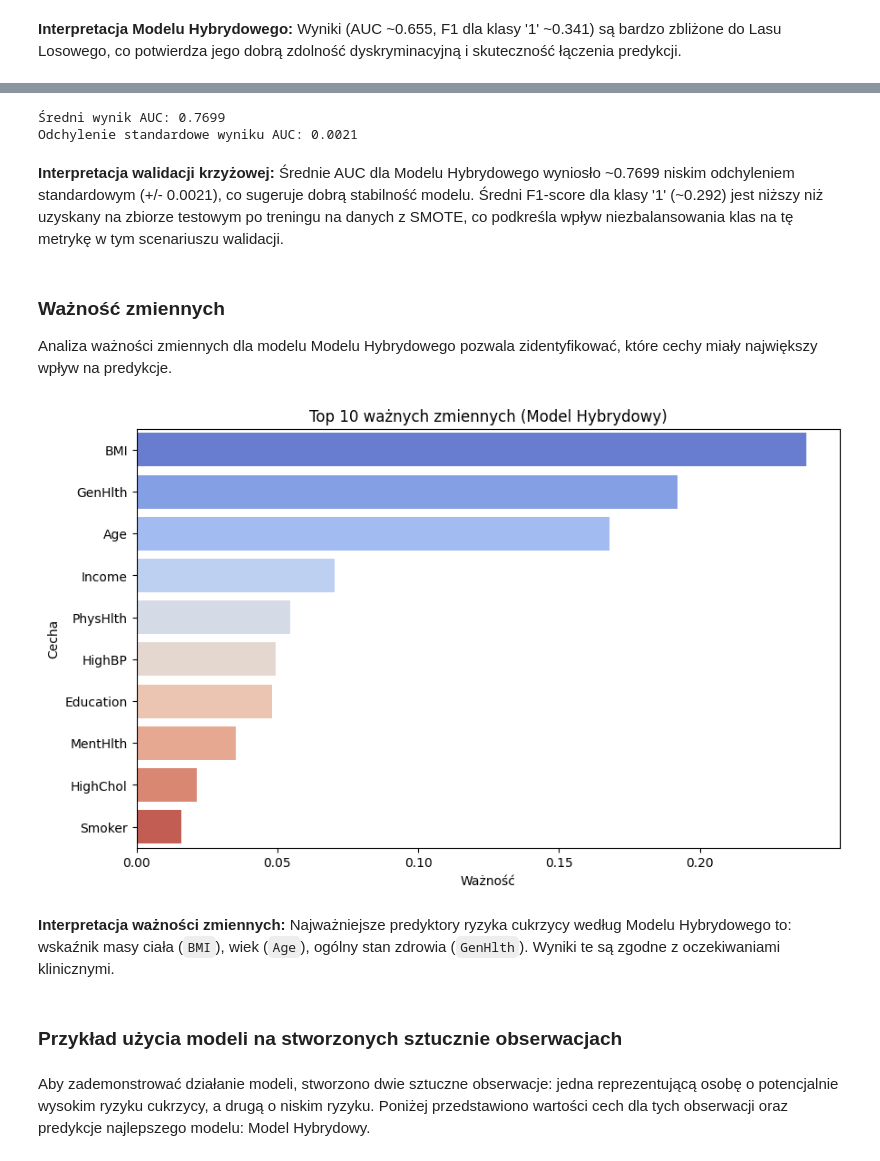
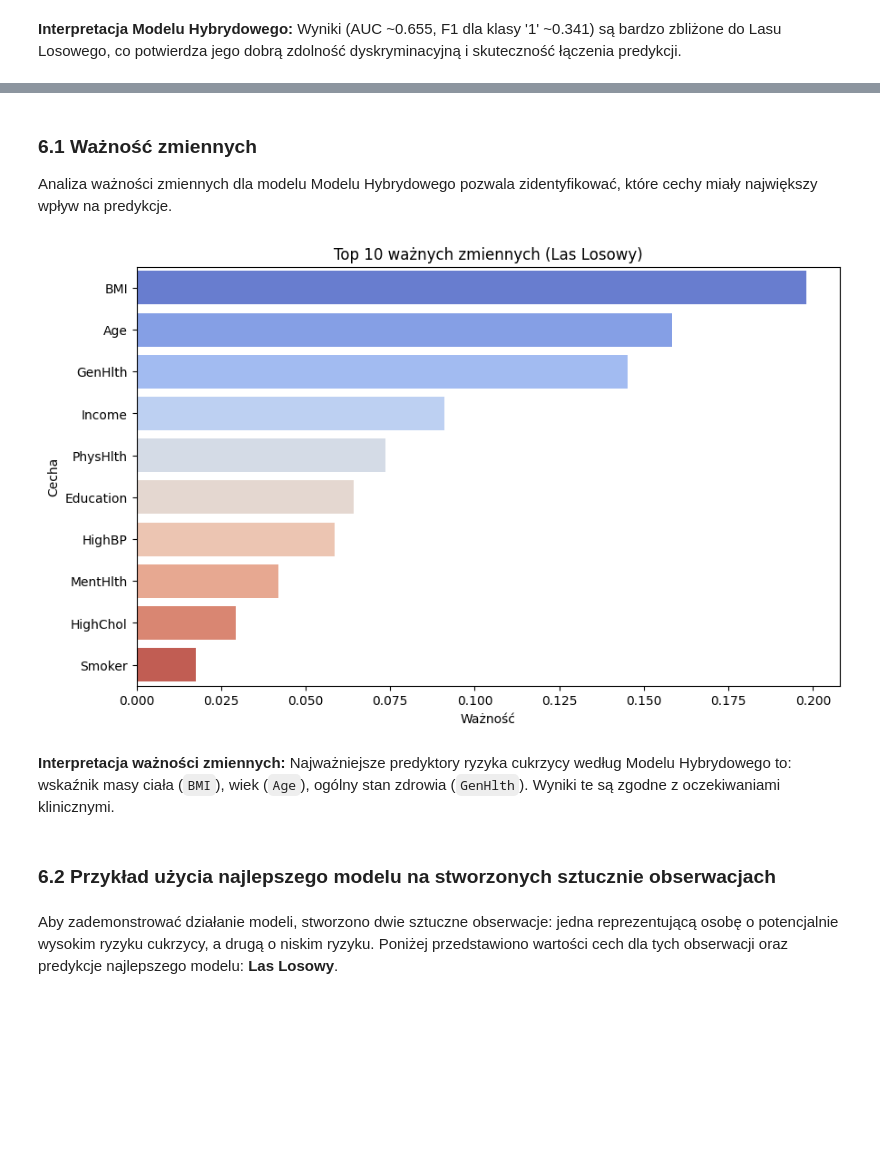
Before and after one commit to kamilPiHub/DiabetesClassification, a Jupyter notebook: KlasyfikacjaRyzykaCukrzycy.ipynb, the cells around one changed output, grey strips where cells are left out. Saved outputs shown, nothing was run; the diff lists cells and outputs as text; code cells hidden in the pictures; blank space fills up the shorter version.

```diff
--- a/KlasyfikacjaRyzykaCukrzycy.ipynb
+++ b/KlasyfikacjaRyzykaCukrzycy.ipynb
@@ -523,51 +610,22 @@ Zastosowano **walidację krzyżową (5-krotną)** dla najlepszego pojedynczego m
-# %%
-rf_base = RandomForestClassifier(random_state=42)
-dt_base = DecisionTreeClassifier(random_state=42)
-
-hybrid_model_for_cv = VotingClassifier(
-    estimators=[('rf', rf_base), ('dt', dt_base)],
-    voting='soft'
-)
-
-pipeline = ImbPipeline(steps=[
-    ('scaler', MinMaxScaler()),
-    ('smote', SMOTE(random_state=42)),
-    ('hybrid_model', hybrid_model_for_cv)
-])
-
-cv_strategy = StratifiedKFold(n_splits=5, shuffle=True, random_state=RANDOM_STATE)
-
-scores = cross_val_score(pipeline, X, y, cv=cv_strategy, scoring='roc_auc', n_jobs=-1)
-
-print(f"\nŚredni wynik AUC: {scores.mean():.4f}")
-print(f"Odchylenie standardowe wyniku AUC: {scores.std():.4f}")
-# %% [output]
-Średni wynik AUC: 0.7699
-Odchylenie standardowe wyniku AUC: 0.0021
-# %% [markdown]
-**Interpretacja walidacji krzyżowej:** Średnie AUC dla Modelu Hybrydowego wyniosło ~0.7699 niskim odchyleniem standardowym (+/- 0.0021), co sugeruje dobrą stabilność modelu. Średni F1-score dla klasy '1' (~0.292) jest niższy niż uzyskany na zbiorze testowym po treningu na danych z SMOTE, co podkreśla wpływ niezbalansowania klas na tę metrykę w tym scenariuszu walidacji.
 # %% [markdown]
-### Ważność zmiennych
+### 6.1 Ważność zmiennych
 Analiza ważności zmiennych dla modelu Modelu Hybrydowego pozwala zidentyfikować, które cechy miały największy wpływ na predykcje.
 # %%
-importances_dt = model_dt.feature_importances_
-importances_rf = model_rf.feature_importances_
-importances_hybrid = (importances_dt + importances_rf) / 2
-
-feature_importance_df = pd.DataFrame({'Cecha': X_train_resampled.columns, 'Ważność': importances_hybrid})
+importances = model_rf.feature_importances_
+feature_importance_df = pd.DataFrame({'Cecha': X_train_resampled.columns, 'Ważność': importances})
 feature_importance_df = feature_importance_df.sort_values(by='Ważność', ascending=False)
 plt.figure(figsize=(10, 6))
 sns.barplot(x='Ważność', y='Cecha', data=feature_importance_df.head(10), palette='coolwarm')
-plt.title('Top 10 ważnych zmiennych (Model Hybrydowy)')
+plt.title('Top 10 ważnych zmiennych (Las Losowy)')
 plt.show()
 # %% [output]
-[figure, old version]
+[figure, new version]
 # %% [markdown]
 **Interpretacja ważności zmiennych:** Najważniejsze predyktory ryzyka cukrzycy według Modelu Hybrydowego to: wskaźnik masy ciała (`BMI`), wiek (`Age`), ogólny stan zdrowia (`GenHlth`). Wyniki te są zgodne z oczekiwaniami klinicznymi.
 # %% [markdown]
-### Przykład użycia modeli na stworzonych sztucznie obserwacjach
+### 6.2 Przykład użycia najlepszego modelu na stworzonych sztucznie obserwacjach
 # %% [markdown]
-Aby zademonstrować działanie modeli, stworzono dwie sztuczne obserwacje: jedna reprezentującą osobę o potencjalnie wysokim ryzyku cukrzycy, a drugą o niskim ryzyku. Poniżej przedstawiono wartości cech dla tych obserwacji oraz predykcje najlepszego modelu: Model Hybrydowy.
+Aby zademonstrować działanie modeli, stworzono dwie sztuczne obserwacje: jedna reprezentującą osobę o potencjalnie wysokim ryzyku cukrzycy, a drugą o niskim ryzyku. Poniżej przedstawiono wartości cech dla tych obserwacji oraz predykcje najlepszego modelu: **Las Losowy**.
 # %%
 sample_high_risk_original_dict = {
     'HighBP': 1, 'HighChol': 1, 'CholCheck': 1, 'BMI': 35, 'Smoker': 1, 'Stroke': 0,
```
Also changed, not shown: parts of 61 cells of this notebook, 1 other file.
